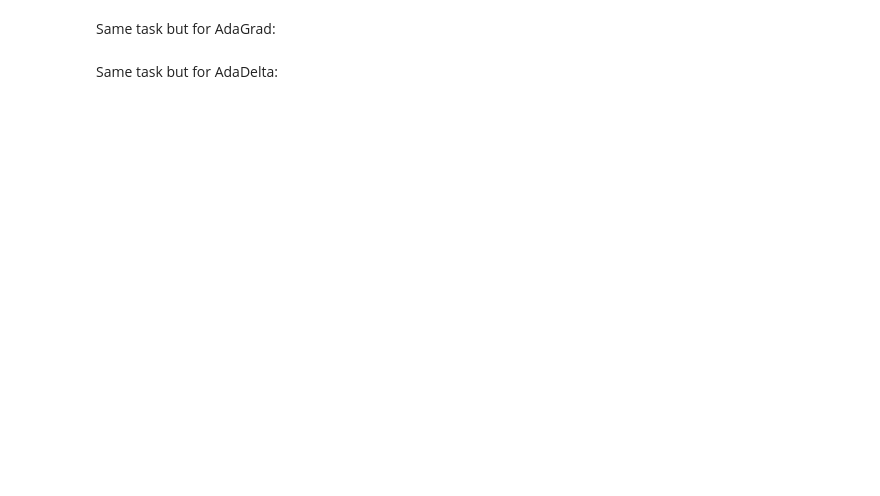
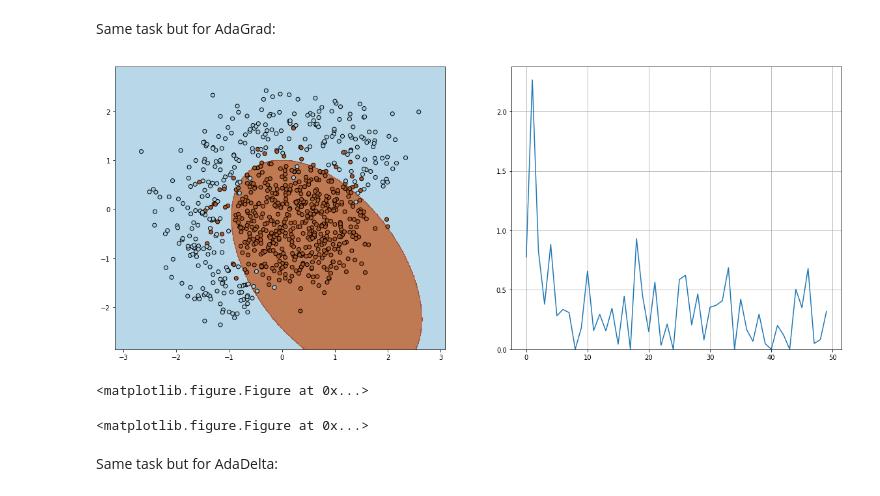
Before and after one commit to Rauf-Kurbanov/au_dl_course, a Jupyter notebook: seminar_2/task_1.ipynb, the cells around one changed output. Saved outputs shown, nothing was run; the diff lists cells and outputs as text; code cells hidden in the pictures; blank space fills up the shorter version.

```diff
--- a/seminar_2/task_1.ipynb
+++ b/seminar_2/task_1.ipynb
@@ -172,26 +241,42 @@ plt.clf()
 # %% [markdown]
 Same task but for AdaGrad:
 # %%
-w = np.array([1,0,0,0,0,0], dtype=tf.float32)
+w = np.array([1,0,0,0,0,0], dtype=np.float64)
+cache_dist = 0
 
-alpha = 0 # learning rate
-mu    = 0 # momentum
+alpha = 0.7 # learning rate
 eps = 1e-8  # A small constant for numerical stability
 
 n_iter = 50
 batch_size = 4
 loss = np.zeros(n_iter)
-plt.figure(figsize=(12,5))
 with tf.Session() as sess:
+    sess.run(tf.global_variables_initializer())
+
     for i in range(n_iter):
         ind = random.sample(range(X.shape[0]), batch_size)
-        loss[i] sess.run(#
-        visualize(X[ind,:], y[ind], w, loss, n_iter)
+        x_batch = X[ind,:]
+        y_batch = y[ind]
 
-        w = sess.run(#)
+        loss[i] = sess.run(compute_loss(x_batch, y_batch, w))
+
+        gradient = compute_grad(x_batch, y_batch, w)
+        cache_upd = tf.norm(gradient, ord=2)
+
+        cache_dist += sess.run(cache_upd)
+
+        w = sess.run(w - alpha / (tf.sqrt(cache_dist) + eps) * gradient)
+
+        print('Iteration {}'.format(i))
+        print('w = {}'.format(w))
+        print('loss = {}\n'.format(loss[i]))
 
 visualize(X, y, w, loss, n_iter)
 plt.clf()
+# %% [output]
+[figure, added]
+<matplotlib.figure.Figure at 0x...>
+<matplotlib.figure.Figure at 0x...>
 # %% [markdown]
 Same task but for AdaDelta:
 # %%
```
Also changed, not shown: parts of 10 cells of this notebook.
